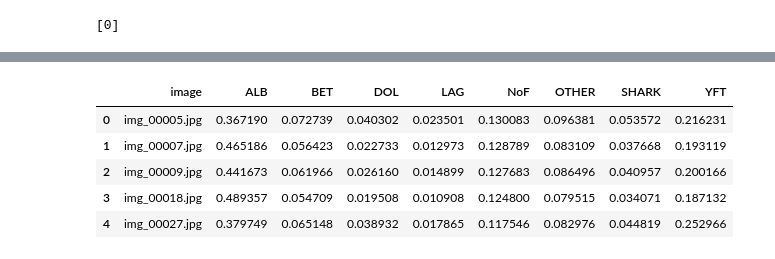
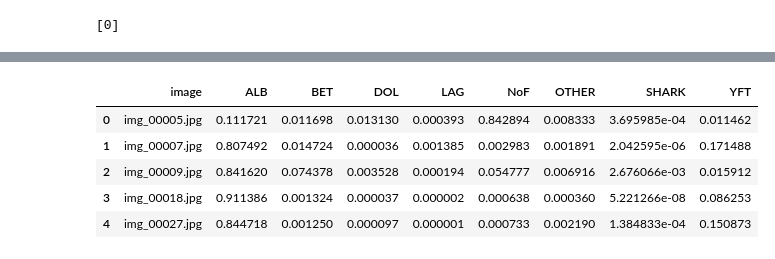
Before and after one commit to davisincubator/sashimdig, a Jupyter notebook: notebooks/amp_4.0_SimpleTFLearn.ipynb, the cells around one changed output, grey strips where cells are left out. Saved outputs shown, nothing was run; the diff lists cells and outputs as text; code cells hidden in the pictures.

```diff
--- a/notebooks/amp_4.0_SimpleTFLearn.ipynb
+++ b/notebooks/amp_4.0_SimpleTFLearn.ipynb
@@ -190,12 +262,23 @@ def dnn_test1():
 # %%
 #test on subset of training images you didn't use; if it works well could do a full train:test and submit
 # Define model
-model = dnn_test1()
+model2 = dnn_test2()
 
 # Start training (apply gradient descent algorithm). Will want to specify multiple epochs
 # typically unless just testing
-model.fit(X_train, Y_train, n_epoch=1,
+model2.fit(X_train, Y_train, n_epoch=1,
           show_metric=True, batch_size=16)
 
 #started running at 12:22 PM
+
+#model predict
+
+#model predict
+
+test_preds2 = model2.predict(test)
+
+submission2 = pd.DataFrame(test_preds1, columns=fish_classes)
+submission2.insert(0, 'image', test_files)
+submission2.head()
+submission2.to_csv('../data/processed/tflearn/submission_170218_4.csv')
 # %% [output]
@@ -214,15 +289,0 @@ for i, im in enumerate(test_files):
-# %%
-#model predict
-
-test_preds1 = model.predict(test)
-
-submission = pd.DataFrame(test_preds1, columns=fish_classes)
-submission.insert(0, 'image', test_files)
-submission.head()
-# %% [output]
-|  | image | ALB | BET | DOL | LAG | NoF | OTHER | SHARK | YFT |
-| 0 | img_00005.jpg | 0.367190 | 0.072739 | 0.040302 | 0.023501 | 0.130083 | 0.096381 | 0.053572 | 0.216231 |
-| 1 | img_00007.jpg | 0.465186 | 0.056423 | 0.022733 | 0.012973 | 0.128789 | 0.083109 | 0.037668 | 0.193119 |
-| 2 | img_00009.jpg | 0.441673 | 0.061966 | 0.026160 | 0.014899 | 0.127683 | 0.086496 | 0.040957 | 0.200166 |
-| 3 | img_00018.jpg | 0.489357 | 0.054709 | 0.019508 | 0.010908 | 0.124800 | 0.079515 | 0.034071 | 0.187132 |
-| 4 | img_00027.jpg | 0.379749 | 0.065148 | 0.038932 | 0.017865 | 0.117546 | 0.082976 | 0.044819 | 0.252966 |
@@ -230,0 +290,9 @@ submission.to_csv()
+# %%
+submission2.head()
+# %% [output]
+|  | image | ALB | BET | DOL | LAG | NoF | OTHER | SHARK | YFT |
+| 0 | img_00005.jpg | 0.111721 | 0.011698 | 0.013130 | 0.000393 | 0.842894 | 0.008333 | 3.695985e-04 | 0.011462 |
+| 1 | img_00007.jpg | 0.807492 | 0.014724 | 0.000036 | 0.001385 | 0.002983 | 0.001891 | 2.042595e-06 | 0.171488 |
+| 2 | img_00009.jpg | 0.841620 | 0.074378 | 0.003528 | 0.000194 | 0.054777 | 0.006916 | 2.676066e-03 | 0.015912 |
+| 3 | img_00018.jpg | 0.911386 | 0.001324 | 0.000037 | 0.000002 | 0.000638 | 0.000360 | 5.221266e-08 | 0.086253 |
+| 4 | img_00027.jpg | 0.844718 | 0.001250 | 0.000097 | 0.000001 | 0.000733 | 0.002190 | 1.384833e-04 | 0.150873 |
```
Also changed, not shown: parts of 10 cells of this notebook.
